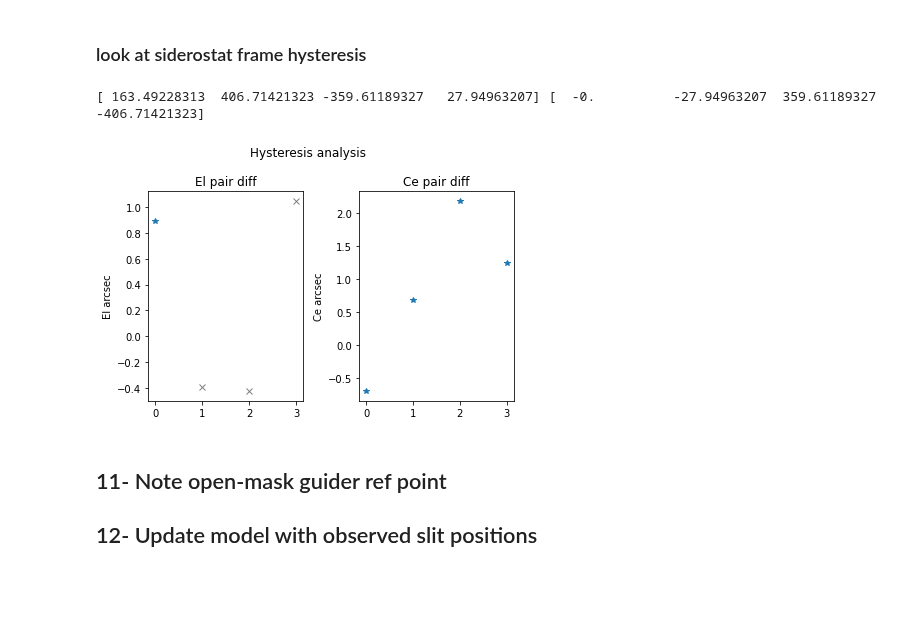
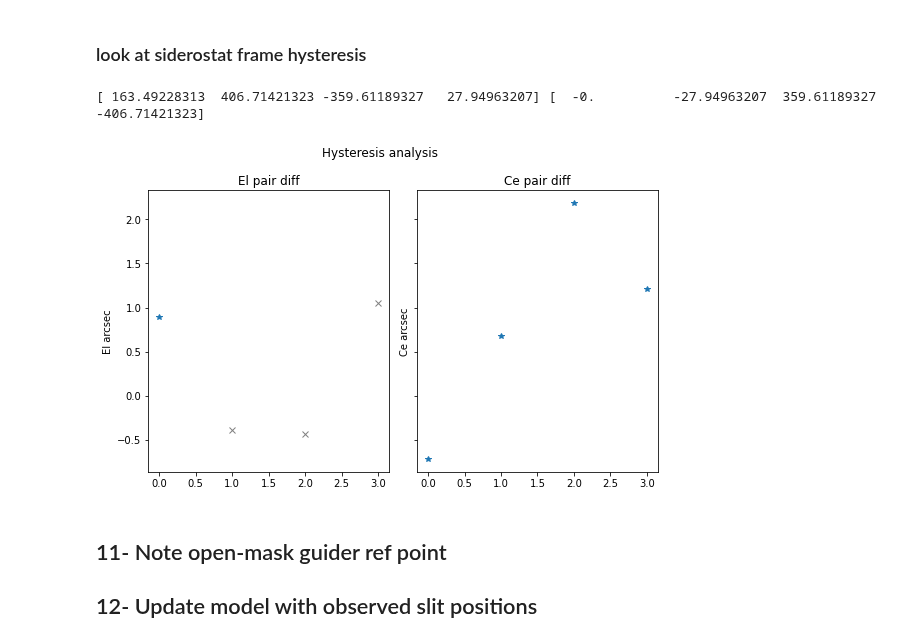
Before and after one commit to vpicouet/FireBallPipe, a Jupyter notebook: Notebook/XY_2022_F1_2_220710.ipynb, the cells around one changed output. Drawn from its saved outputs; the diff is of its cells as text; code cells hidden in the pictures; blank space fills up the shorter version.

```diff
--- a/Notebook/XY_2022_F1_2_220710.ipynb
+++ b/Notebook/XY_2022_F1_2_220710.ipynb
@@ -332,35 +330,35 @@ NameError: name 'slits_coord_obs_det' is not defined
 
 slits_coord_obs = G2UV.detector2guider(slits_coord_obs_det, wave=obs_wave, angle=True  )
 slits_coord_obs_array = coord_list_to_array(slits_coord_obs)*3600.
 
 mid  = len(slits_coord_obs_array)//2
 pair_diff = slits_coord_obs_array[:mid] - slits_coord_obs_array[::-1][:mid]
 
 moves_sign  = np.sign(moves[2:mid+2])
 pair_diff_signed = pair_diff * moves_sign
 
 CE_comp = np.nonzero(~flags)[0] + 1
 EL = np.delete(moves,CE_comp, axis=0)[:,0]
 moves_EL_fwd = EL[1:mid+1]  # skip first to GC
 moves_EL_bwd = EL[mid+1:-1] # skip last back to gc
 print(moves_EL_fwd, moves_EL_bwd)
 moves_EL_opposite = np.sign(moves_EL_fwd)*np.sign(moves_EL_bwd[::-1]) == -1
 
 valid = np.arange(len(moves_sign))#[0,2,3,4]
 if Hysteresis_compensation:
-    fig, (ax0,ax1) = plt.subplots(1,2)
+    fig, (ax0,ax1) = plt.subplots(1,2,sharey=True, figsize=(8,5))
     ax0.plot(valid[moves_EL_opposite[valid]], pair_diff_signed[moves_EL_opposite[valid], 0],'*')
     ax0.plot(valid[~moves_EL_opposite[valid]], pair_diff_signed[~moves_EL_opposite[valid], 0],'x',color='0.5')
     ax0.set_title("El pair diff")
     ax0.set_ylabel("El arcsec")
     ax1.plot(valid, pair_diff_signed[valid, 1],'*')
     ax1.set_title("Ce pair diff")
     ax1.set_ylabel("Ce arcsec")
     fig.suptitle("Hysteresis analysis")
     fig.tight_layout()
 # %% [output]
 [ 163.49228313  406.71421323 -359.61189327   27.94963207] [  -0.          -27.94963207  359.61189327 -406.71421323]
-[figure, old version]
+[figure, new version]
 # %% [markdown]
 ## 11- Note open-mask guider ref point
 ## 12- Update model with observed slit positions
```
Also changed, not shown: parts of 10 cells of this notebook, 2 other files.
